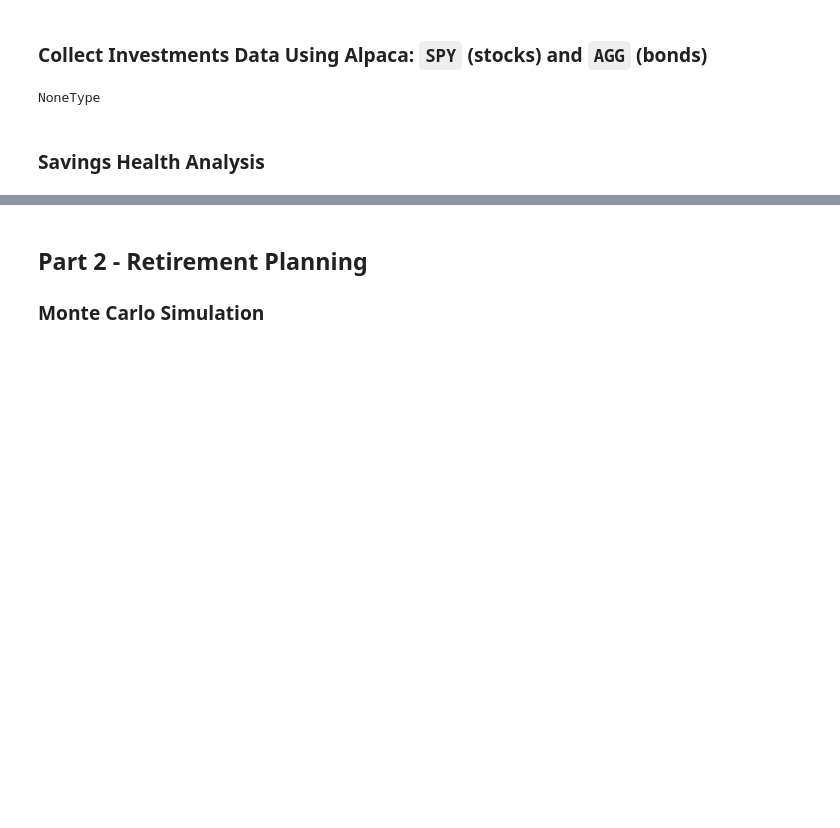
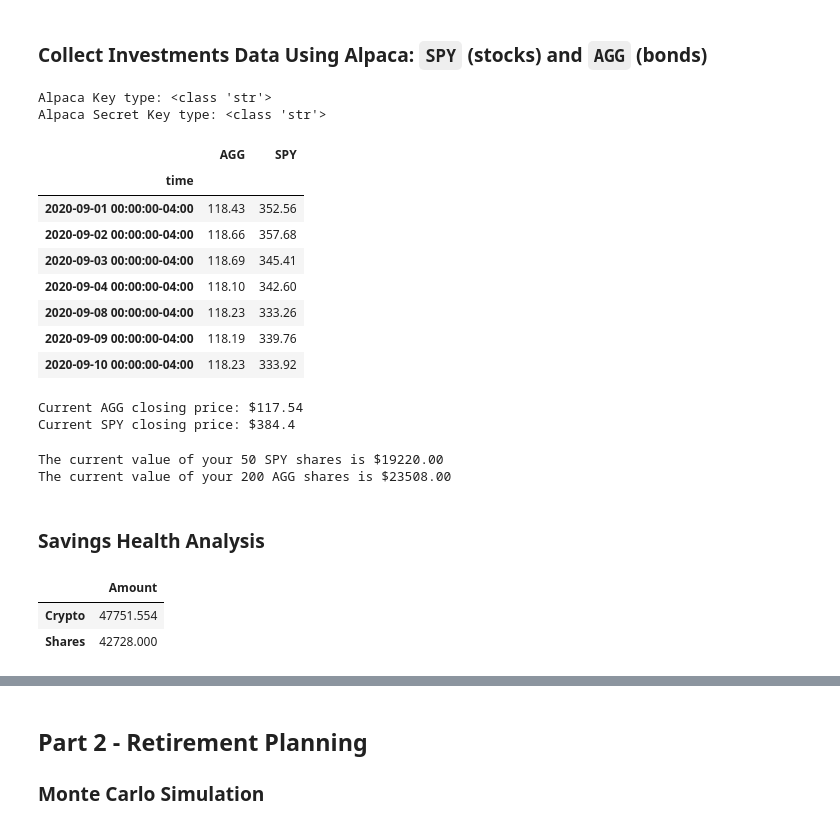
Before and after one commit to yadasa/Financial_Planning, a Jupyter notebook: Starter_Code/financial-planner.ipynb, the cells around one changed output, grey strips where cells are left out. Drawn from its saved outputs; the diff is of its cells as text; code cells hidden in the pictures; blank space fills up the shorter version.

```diff
--- a/Starter_Code/financial-planner.ipynb
+++ b/Starter_Code/financial-planner.ipynb
@@ -60,52 +60,88 @@ my_spy = 50
 my_agg = 200
 # %%
 # Set Alpaca API key and secret
-api_key = os.getenv("ALPACA_API_KEY")
-type(api_key)
-
+alpaca_api_key = os.getenv("ALPACA_API_KEY")
+alpaca_secret_key = os.getenv("ALPACA_SECRET_KEY")
+print(f"Alpaca Key type: {type(alpaca_api_key)}")
+print(f"Alpaca Secret Key type: {type(alpaca_secret_key)}")
 # Create the Alpaca API object
-# YOUR CODE HERE!
+alpaca = tradeapi.REST(
+    alpaca_api_key,
+    alpaca_secret_key,
+    api_version="v2")
 # %% [output]
-NoneType
+Alpaca Key type: <class 'str'>
+Alpaca Secret Key type: <class 'str'>
 # %%
 # Format current date as ISO format
-# YOUR CODE HERE!
+today = pd.Timestamp("2021-01-25", tz="America/Chicago").isoformat()
 
 # Set the tickers
 tickers = ["AGG", "SPY"]
 
 # Set timeframe to '1D' for Alpaca API
 timeframe = "1D"
 
 # Get current closing prices for SPY and AGG
-# YOUR CODE HERE!
-
+func = alpaca.get_barset(
+    tickers,
+    timeframe,
+    end = today
+).df
+df_portfolio = pd.DataFrame()
+df_portfolio['AGG'] = func['AGG']['close']
+df_portfolio['SPY'] = func['SPY']['close']
 # Preview DataFrame
-# YOUR CODE HERE!
+df_portfolio.head(7)
+# %% [output]
+|  | AGG | SPY |
+| time |  |  |
+| 2020-09-01 00:00:00-04:00 | 118.43 | 352.56 |
+| 2020-09-02 00:00:00-04:00 | 118.66 | 357.68 |
+| 2020-09-03 00:00:00-04:00 | 118.69 | 345.41 |
+| 2020-09-04 00:00:00-04:00 | 118.10 | 342.60 |
+| 2020-09-08 00:00:00-04:00 | 118.23 | 333.26 |
+| 2020-09-09 00:00:00-04:00 | 118.19 | 339.76 |
+| 2020-09-10 00:00:00-04:00 | 118.23 | 333.92 |
 # %%
 # Pick AGG and SPY close prices
-# YOUR CODE HERE!
+agg_close_price = df_portfolio['AGG'][-1]
+spy_close_price = df_portfolio['SPY'][-1]
 
 # Print AGG and SPY close prices
 print(f"Current AGG closing price: ${agg_close_price}")
 print(f"Current SPY closing price: ${spy_close_price}")
+# %% [output]
+Current AGG closing price: $117.54
+Current SPY closing price: $384.4
 # %%
 # Compute the current value of shares
-# YOUR CODE HERE!
+my_spy_value = my_spy * spy_close_price
+my_agg_value = my_agg * agg_close_price
 
 # Print current value of share
 print(f"The current value of your {my_spy} SPY shares is ${my_spy_value:0.2f}")
 print(f"The current value of your {my_agg} AGG shares is ${my_agg_value:0.2f}")
+# %% [output]
+The current value of your 50 SPY shares is $19220.00
+The current value of your 200 AGG shares is $23508.00
 # %% [markdown]
 ### Savings Health Analysis
 # %%
 # Set monthly household income
-# YOUR CODE HERE!
+monthly_income = 12000
 
 # Create savings DataFrame
-# YOUR CODE HERE!
-
+df_savings = pd.DataFrame()
+crypto = my_btc_value + my_eth_value
+stonks = my_spy_value +my_agg_value
+df_savings['Amount'] = [crypto, stonks]
+df_savings.index = ["Crypto", "Shares"]
 # Display savings DataFrame
 display(df_savings)
+# %% [output]
+|  | Amount |
+| Crypto | 47751.554 |
+| Shares | 42728.000 |
 # %%
 # Plot savings pie chart
```
Also changed, not shown: parts of 28 cells of this notebook.
